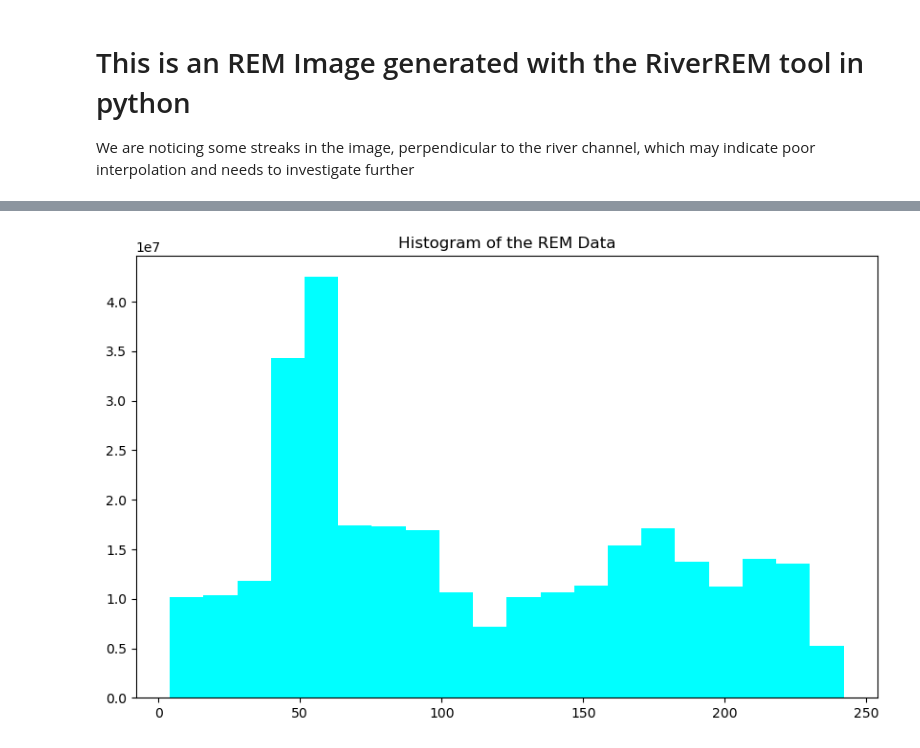
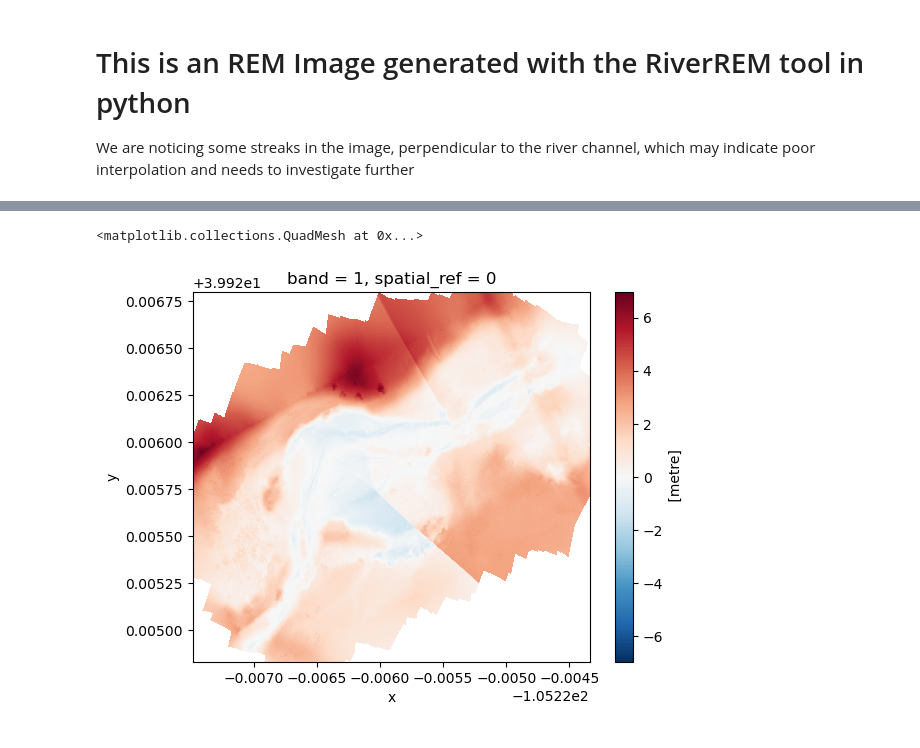
Before and after one commit to lechipman/example-project-repository, a Jupyter notebook: watershed_project.ipynb, the cells around one changed output, grey strips where cells are left out. Saved outputs shown, nothing was run; the diff lists cells and outputs as text; code cells hidden in the pictures.

```diff
--- a/watershed_project.ipynb
+++ b/watershed_project.ipynb
@@ -193,15 +142,10 @@ The histogram indicates what elevations occur most frequently. A gently sloping
 # %%
+# Path to the REM you just generated
+rem_path = os.path.join(dtm_dir, 'DTM_Highway93_REM.tif')
+
 rem = rxr.open_rasterio(rem_path, masked=True).squeeze()
 
-fig, ax = plt.subplots(figsize=(10, 6))
-rem.plot.hist(color="cyan",
-                      bins=20)
-ax.set_title("Histogram of the REM Data")
-plt.show()
-
-# Redo open/plot using rem generated from rxr (this isn't workign for me yet)
-# Plot the REM
-#rem.plot()
-#plt.show()
+rem.plot()
 # %% [output]
+<matplotlib.collections.QuadMesh at 0x...>
-[figure, old version]
+[figure, new version]
```
Also changed, not shown: parts of 7 cells of this notebook.
